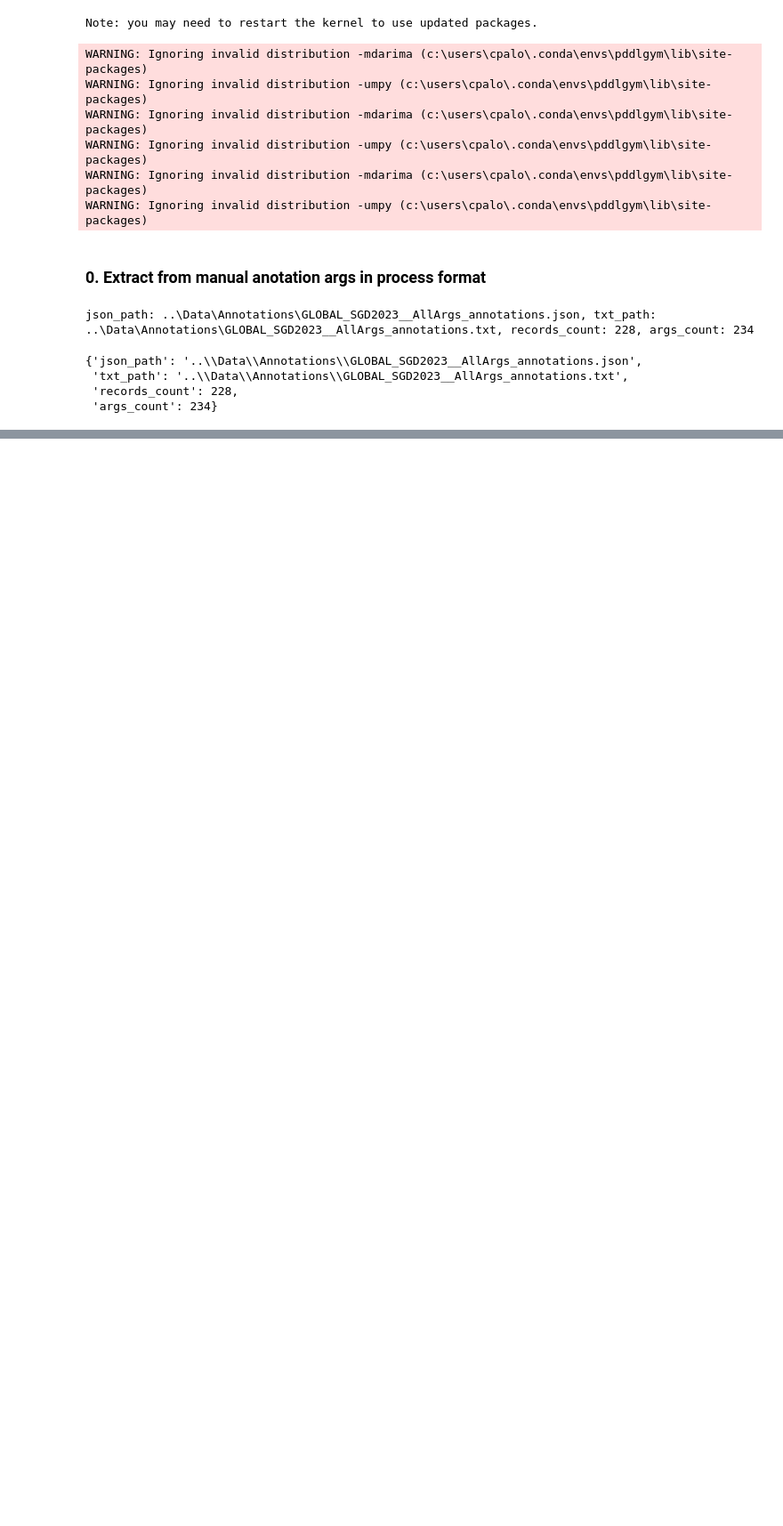
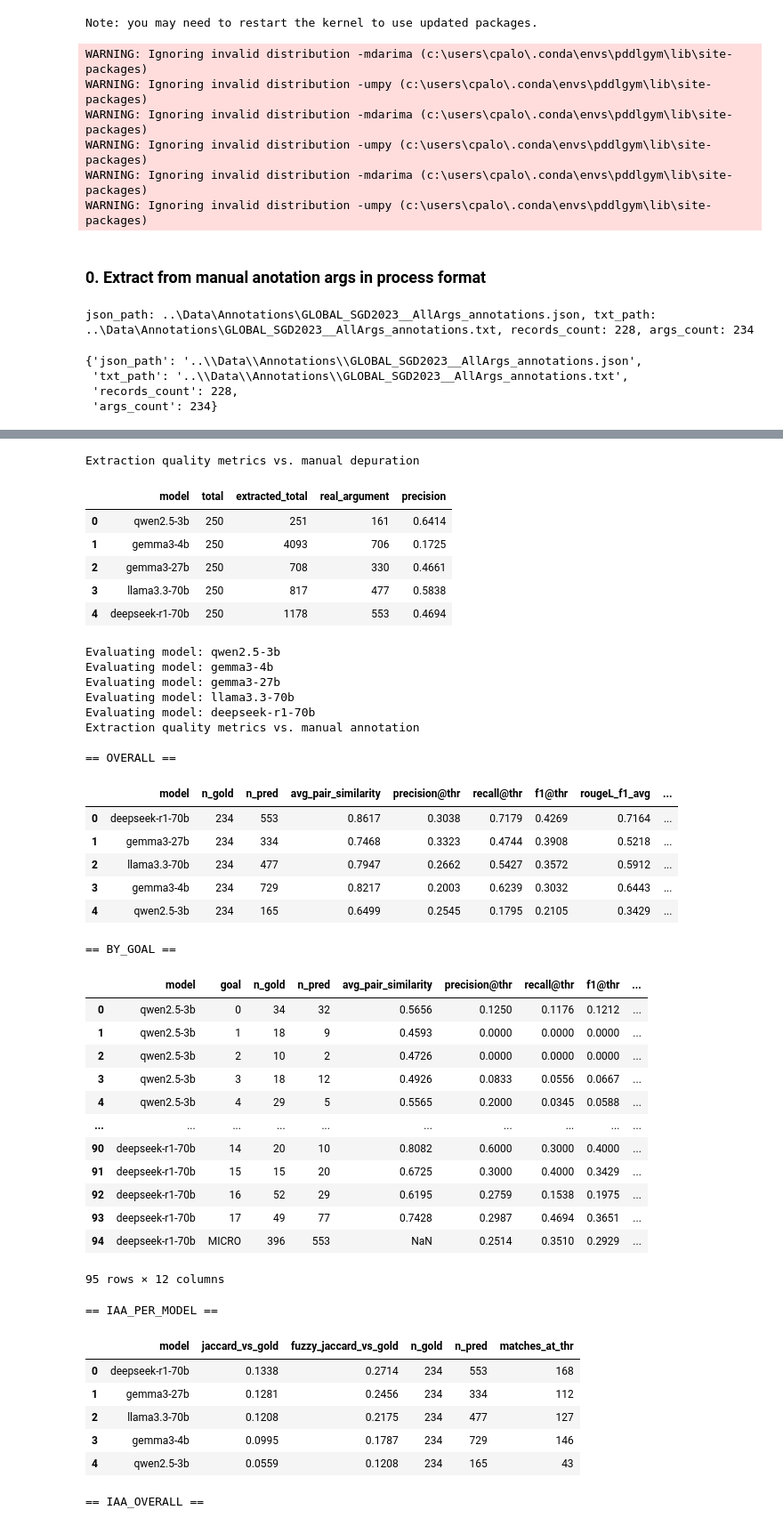
Before and after one commit to camipalo/TFM, a Jupyter notebook: 4_Analyse/4.0_CalculateMetrics_ArgExtraction.ipynb, the cells around one changed output, grey strips where cells are left out. Shown at 89% size. Cells and saved outputs as stored; diff of their text form; code cells hidden in the pictures; blank space fills up the shorter version.

Commit message:
argument extraction metrics

```diff
--- a/4_Analyse/4.0_CalculateMetrics_ArgExtraction.ipynb
+++ b/4_Analyse/4.0_CalculateMetrics_ArgExtraction.ipynb
@@ -432,0 +615,73 @@ def evaluate_models(path_args_extracted, path_gt_args, prefix, gold_model_name,
+# %%
+path_gt_args = "..\\Data\\Annotations"
+
+path_args_extracted = "..\\Data\\Processed Arguments No Keywords\\Args"
+path_output_metrics = "..\\Data\\Processed Arguments No Keywords\\Stats"
+prefix   = "GLOBAL_SGD2023_"
+gt     = "annotations"
+models   = ["qwen2.5-3b","gemma3-4b","gemma3-27b", "llama3.3-70b", "deepseek-r1-70b"]
+
+### 2. Retrieval metrics vs. manual depuration
+print("Extraction quality metrics vs. manual depuration")
+
+results_md = compute_prf(path_output_metrics)
+display(results_md)
+
+### 1. Quality metrics vs. manual annotation
+results = evaluate_models(path_args_extracted, path_gt_args,
+                          prefix, gt, models, sim_threshold=0.75)
+
+print("Extraction quality metrics vs. manual annotation")
+for k, df in results.items():
+    print(f"\n== {k.upper()} ==")
+    display(df)
+
+# Save the results
+results["overall"].to_csv(os.path.join(path_output_metrics, f"{prefix}_ExtractionStats_overall.csv"), index=False)
+results["by_goal"].to_csv(os.path.join(path_output_metrics, f"{prefix}_ExtractionStats_byGoal.csv"), index=False)
+results["iaa_per_model"].to_csv(os.path.join(path_output_metrics, f"{prefix}_ExtractionStats_iaa_per_model.csv"), index=False)
+results["iaa_overall"].to_csv(os.path.join(path_output_metrics, f"{prefix}_ExtractionStats_iaa_overall.csv"), index=False)
+# %% [output]
+Extraction quality metrics vs. manual depuration
+|  | model | total | extracted_total | real_argument | precision |
+| 0 | qwen2.5-3b | 250 | 251 | 161 | 0.6414 |
+| 1 | gemma3-4b | 250 | 4093 | 706 | 0.1725 |
+| 2 | gemma3-27b | 250 | 708 | 330 | 0.4661 |
+| 3 | llama3.3-70b | 250 | 817 | 477 | 0.5838 |
+| 4 | deepseek-r1-70b | 250 | 1178 | 553 | 0.4694 |
+Evaluating model: qwen2.5-3b
+Evaluating model: gemma3-4b
+Evaluating model: gemma3-27b
+Evaluating model: llama3.3-70b
+Evaluating model: deepseek-r1-70b
+Extraction quality metrics vs. manual annotation
+
+== OVERALL ==
+|  | model | n_gold | n_pred | avg_pair_similarity | precision@thr | recall@thr | f1@thr | rougeL_f1_avg | ... |
+| 0 | deepseek-r1-70b | 234 | 553 | 0.8617 | 0.3038 | 0.7179 | 0.4269 | 0.7164 | ... |
+| 1 | gemma3-27b | 234 | 334 | 0.7468 | 0.3323 | 0.4744 | 0.3908 | 0.5218 | ... |
+| 2 | llama3.3-70b | 234 | 477 | 0.7947 | 0.2662 | 0.5427 | 0.3572 | 0.5912 | ... |
+| 3 | gemma3-4b | 234 | 729 | 0.8217 | 0.2003 | 0.6239 | 0.3032 | 0.6443 | ... |
+| 4 | qwen2.5-3b | 234 | 165 | 0.6499 | 0.2545 | 0.1795 | 0.2105 | 0.3429 | ... |
+== BY_GOAL ==
+|  | model | goal | n_gold | n_pred | avg_pair_similarity | precision@thr | recall@thr | f1@thr | ... |
+| 0 | qwen2.5-3b | 0 | 34 | 32 | 0.5656 | 0.1250 | 0.1176 | 0.1212 | ... |
+| 1 | qwen2.5-3b | 1 | 18 | 9 | 0.4593 | 0.0000 | 0.0000 | 0.0000 | ... |
+| 2 | qwen2.5-3b | 2 | 10 | 2 | 0.4726 | 0.0000 | 0.0000 | 0.0000 | ... |
+| 3 | qwen2.5-3b | 3 | 18 | 12 | 0.4926 | 0.0833 | 0.0556 | 0.0667 | ... |
+| 4 | qwen2.5-3b | 4 | 29 | 5 | 0.5565 | 0.2000 | 0.0345 | 0.0588 | ... |
+| ... | ... | ... | ... | ... | ... | ... | ... | ... | ... |
+| 90 | deepseek-r1-70b | 14 | 20 | 10 | 0.8082 | 0.6000 | 0.3000 | 0.4000 | ... |
+| 91 | deepseek-r1-70b | 15 | 15 | 20 | 0.6725 | 0.3000 | 0.4000 | 0.3429 | ... |
+| 92 | deepseek-r1-70b | 16 | 52 | 29 | 0.6195 | 0.2759 | 0.1538 | 0.1975 | ... |
+| 93 | deepseek-r1-70b | 17 | 49 | 77 | 0.7428 | 0.2987 | 0.4694 | 0.3651 | ... |
+| 94 | deepseek-r1-70b | MICRO | 396 | 553 | NaN | 0.2514 | 0.3510 | 0.2929 | ... |
+95 rows × 12 columns
+== IAA_PER_MODEL ==
+|  | model | jaccard_vs_gold | fuzzy_jaccard_vs_gold | n_gold | n_pred | matches_at_thr |
+| 0 | deepseek-r1-70b | 0.1338 | 0.2714 | 234 | 553 | 168 |
+| 1 | gemma3-27b | 0.1281 | 0.2456 | 234 | 334 | 112 |
+| 2 | llama3.3-70b | 0.1208 | 0.2175 | 234 | 477 | 127 |
+| 3 | gemma3-4b | 0.0995 | 0.1787 | 234 | 729 | 146 |
+| 4 | qwen2.5-3b | 0.0559 | 0.1208 | 234 | 165 | 43 |
+== IAA_OVERALL ==
```
Also changed, not shown: parts of 62 cells of this notebook, 5 other files.
